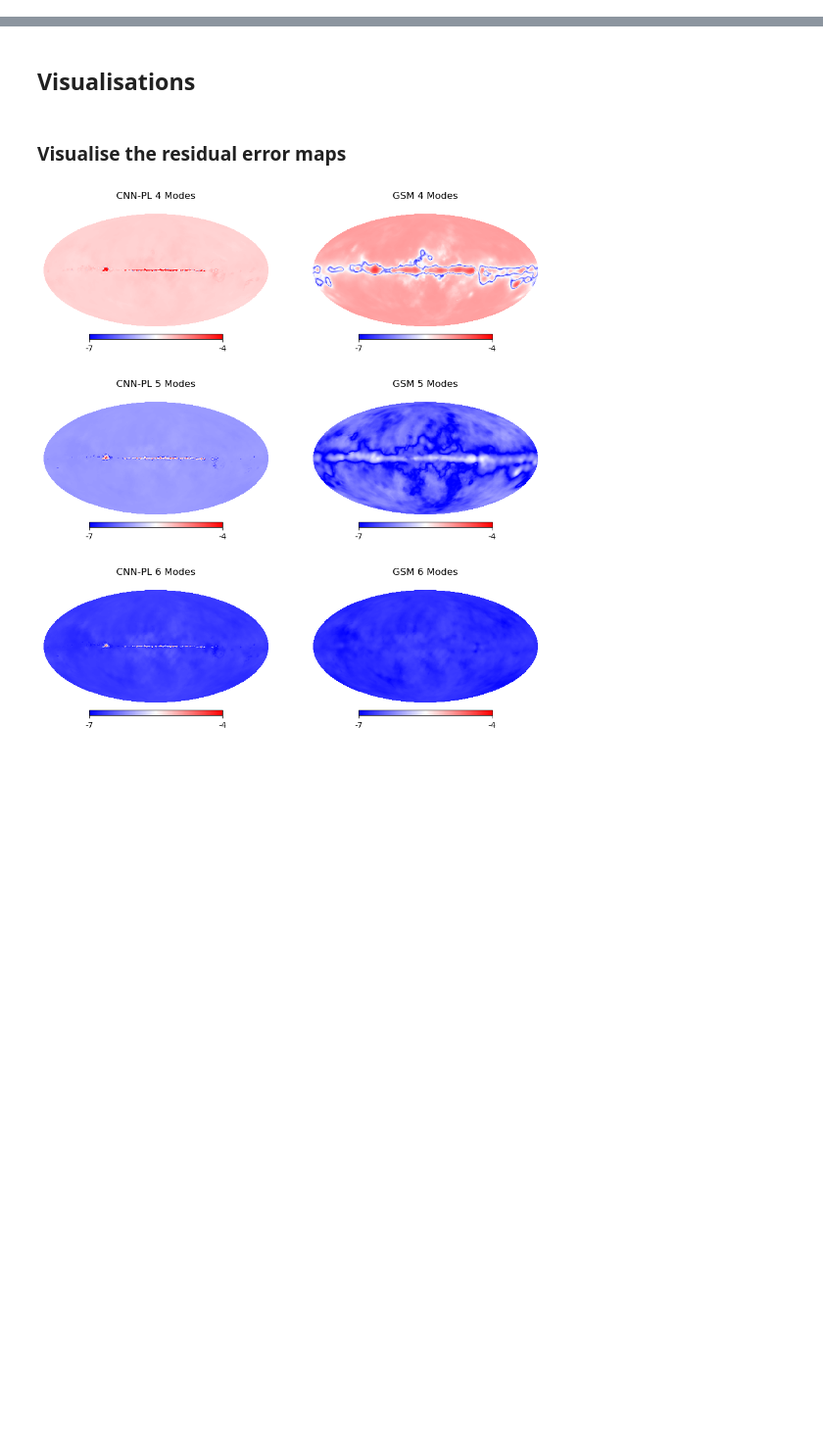
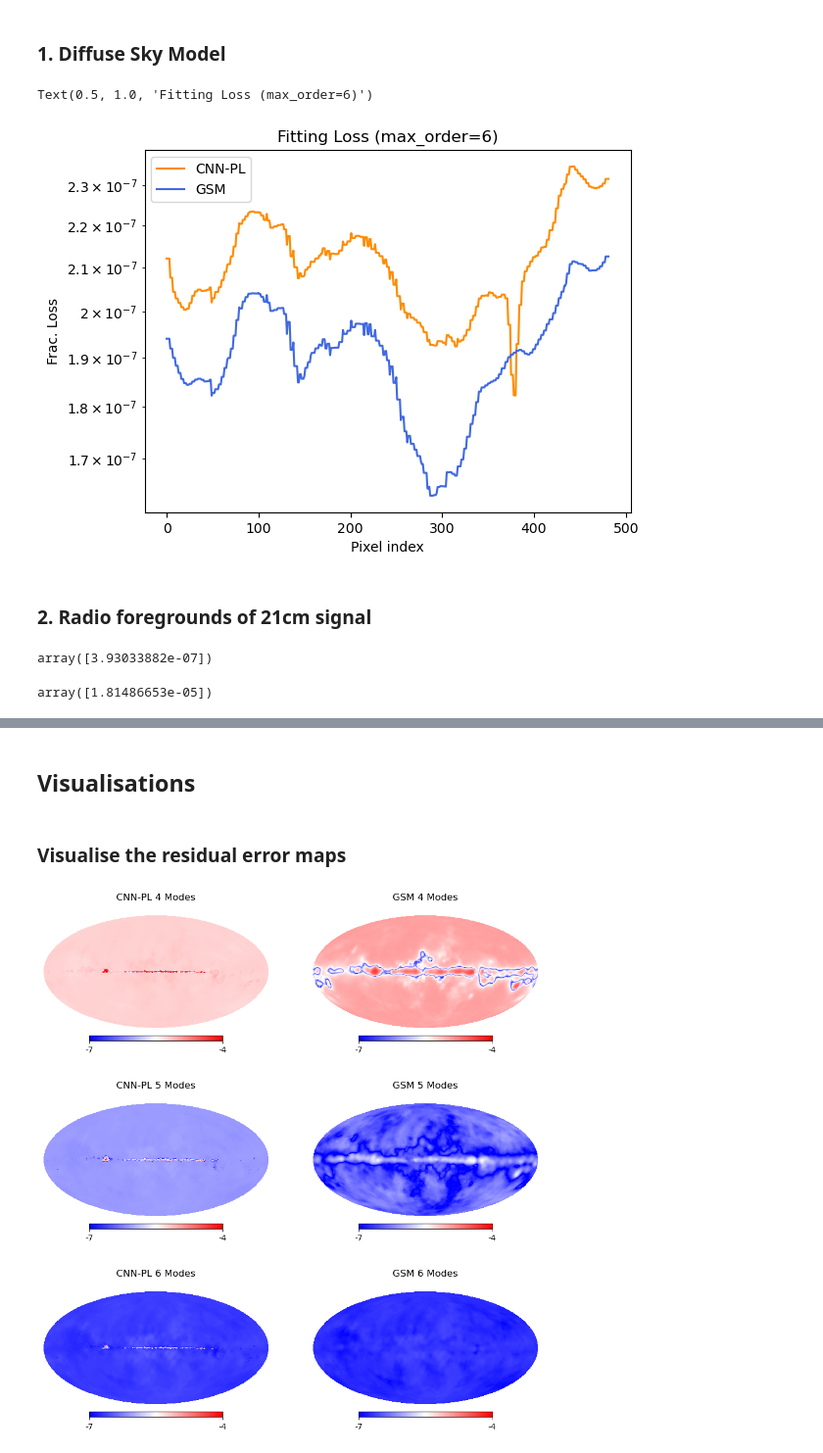
Before and after one commit to zzhang0123/MERS, a Jupyter notebook: notebooks/NB1_diffuse.ipynb, the cells around one changed output, grey strips where cells are left out. Shown: that part at 98% size. Drawn from its saved outputs; the diff is of its cells as text; code cells hidden in the pictures; blank space fills up the shorter version.

```diff
--- a/notebooks/CNN-PL_and_GSM_fitting.ipynb
+++ b/notebooks/NB1_diffuse.ipynb
@@ -74,0 +21,3 @@ GSM_coeffs_maps_6, GSM_loss_map_6 = fit_entire_fg_map(GSM_sky, pivot_specidx_map
+# %%
+colors = ['DarkOrange', 'RoyalBlue', 'ForestGreen', 'Crimson', 'Purple', 'Gray']
+linestyles = ['-', '--', '-.', ':']
@@ -74,0 +206,36 @@ GSM_coeffs_maps_6, GSM_loss_map_6 = fit_entire_fg_map(GSM_sky, pivot_specidx_map
+# %% [markdown]
+### 1. Diffuse Sky Model
+# %%
+def optimised_fit(data_cube, pivots, freq_list, max_order):
+    *_, fitted_pivot= \
+    fit_fg_cube(data_cube, pivots, freq_list, nu_ref=None, max_order=max_order, adaptive_pivot=True, remove_1st_moment=False)
+
+    mom_coef, loss,  frac_resi = \
+    fit_fg_cube(data_cube, pivots, freq_list, nu_ref=None, max_order=max_order, adaptive_pivot=False, remove_1st_moment=False)
+    return mom_coef, loss, frac_resi, fitted_pivot
+# %%
+Norder = 6
+
+############################################
+
+# CNN-PL
+CNN_coef, CNN_loss,  CNN_frac_resi, CNN_pivot= \
+    optimised_fit(CNN_sky[pix_indices, :], pivot_specidx_map[pix_indices], freq_list, Norder)
+
+# GSM
+GSM_coef, GSM_loss,  GSM_frac_resi, GSM_pivot= \
+    optimised_fit(GSM_sky[pix_indices, :], pivot_specidx_map[pix_indices], freq_list, Norder)
+# %%
+plt.plot(CNN_loss, label='CNN-PL', color=colors[0], linestyle=linestyles[0])
+plt.plot(GSM_loss, label='GSM', color=colors[1], linestyle=linestyles[0])
+
+plt.xlabel('Pixel index')
+plt.ylabel('Frac. Loss')
+plt.yscale('log')
+plt.legend()
+plt.title('Fitting Loss (max_order={})'.format(Norder))
+# %% [output]
+Text(0.5, 1.0, 'Fitting Loss (max_order=6)')
+[figure, added]
+# %% [markdown]
+### 2. Radio foregrounds of 21cm signal
@@ -74,0 +282,4 @@ GSM_coeffs_maps_6, GSM_loss_map_6 = fit_entire_fg_map(GSM_sky, pivot_specidx_map
+# %%
+full_fg_monopole_loss
+# %% [output]
+array([3.93033882e-07])
@@ -74,0 +290,4 @@ GSM_coeffs_maps_6, GSM_loss_map_6 = fit_entire_fg_map(GSM_sky, pivot_specidx_map
+# %%
+full_sky_monopole_loss
+# %% [output]
+array([1.81486653e-05])
```
Also changed, not shown: parts of 41 cells of this notebook, 9 other files.
